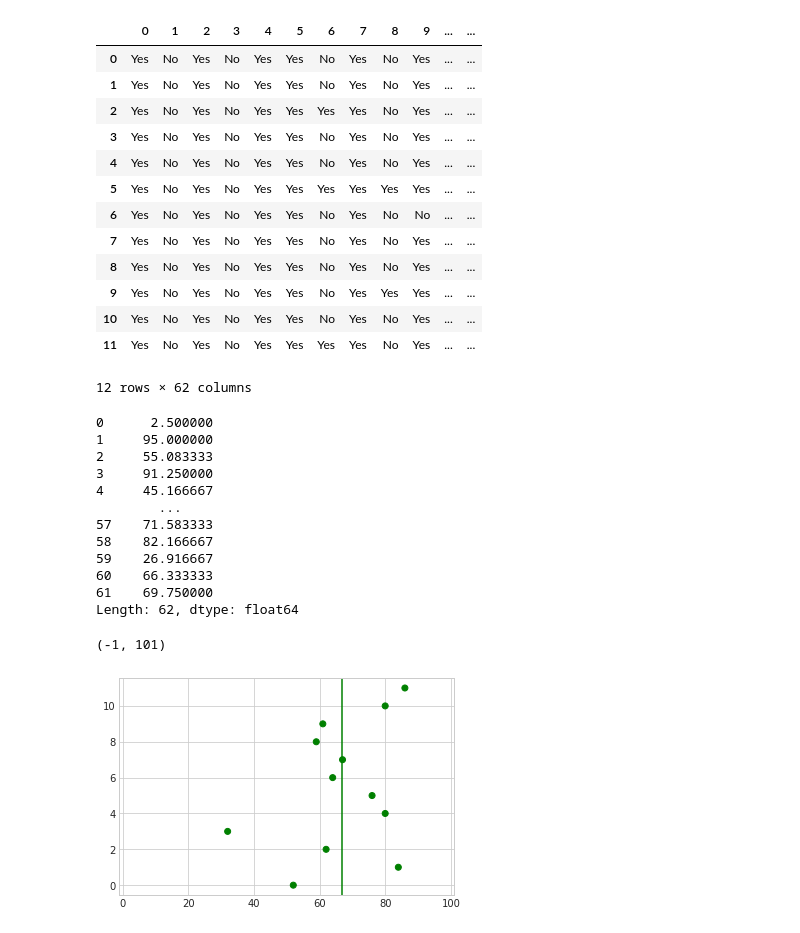
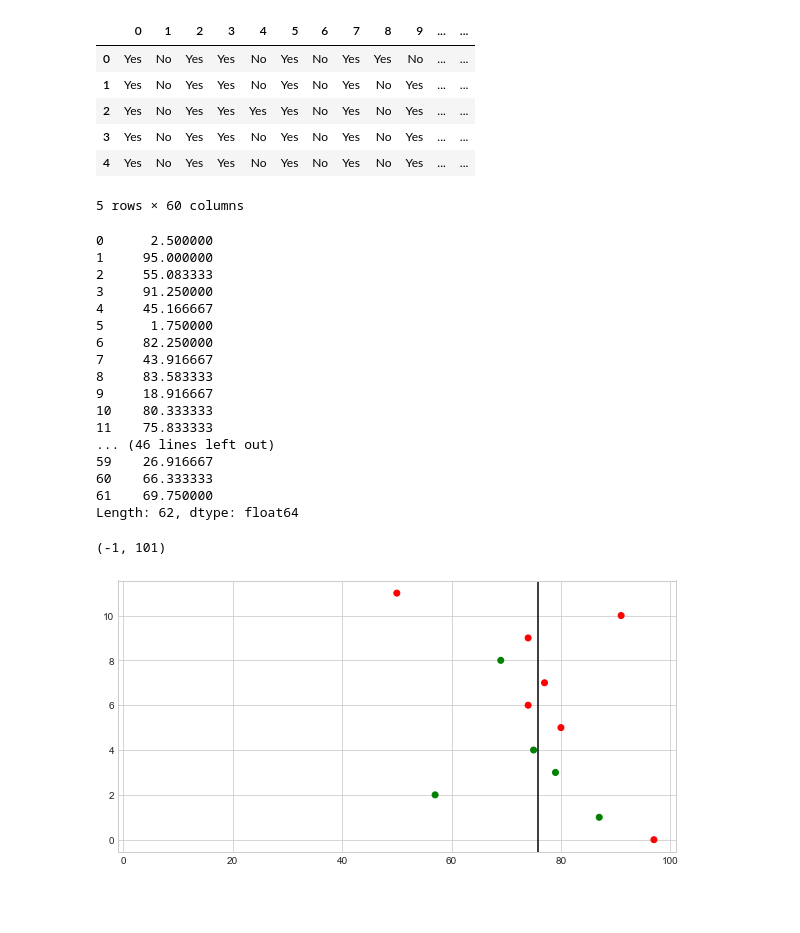
Before and after one commit to peterjmartinson/heart-survey, a Jupyter notebook: Survey.ipynb, the cells around one changed output. Saved outputs shown, nothing was run; the diff lists cells and outputs as text; code cells hidden in the pictures; blank space fills up the shorter version.

Commit message:
Chart all scenario answers and their means

```diff
--- a/Survey.ipynb
+++ b/Survey.ipynb
@@ -26,4 +19,4 @@ survey
 # %%
-risk = survey.iloc[:, 6:130:2].fillna(50) ## All the actual questions, risk value
-risk
+risk = survey.iloc[:, 10:130:2].fillna(50) ## All the actual questions, risk value
+risk.head()
 # %% [output]
@@ -44,5 +30,5 @@ risk
 # %%
-risk.columns = [i for i in range(62)]
-risk
+risk.columns = [i for i in range(60)]
+risk.head()
 # %% [output]
 |  | 0 | 1 | 2 | 3 | 4 | 5 | 6 | 7 | 8 | 9 | ... | ... |
@@ -62,4 +41,4 @@ risk
 # %%
-waitlist = survey.iloc[:, 7:130:2] ## All the actual questions, risk value
-waitlist
+waitlist = survey.iloc[:, 11:130:2] ## All the actual questions, risk value
+waitlist.head()
 # %% [output]
@@ -80,21 +52,14 @@ waitlist
 # %%
-waitlist.columns = [i for i in range(62)]
-waitlist
+waitlist.columns = [i for i in range(60)]
+waitlist.head()
 # %% [output]
 |  | 0 | 1 | 2 | 3 | 4 | 5 | 6 | 7 | 8 | 9 | ... | ... |
-| 0 | Yes | No | Yes | No | Yes | Yes | No | Yes | No | Yes | ... | ... |
-| 1 | Yes | No | Yes | No | Yes | Yes | No | Yes | No | Yes | ... | ... |
-| 2 | Yes | No | Yes | No | Yes | Yes | Yes | Yes | No | Yes | ... | ... |
-| 3 | Yes | No | Yes | No | Yes | Yes | No | Yes | No | Yes | ... | ... |
-| 4 | Yes | No | Yes | No | Yes | Yes | No | Yes | No | Yes | ... | ... |
-| 5 | Yes | No | Yes | No | Yes | Yes | Yes | Yes | Yes | Yes | ... | ... |
-| 6 | Yes | No | Yes | No | Yes | Yes | No | Yes | No | No | ... | ... |
-| 7 | Yes | No | Yes | No | Yes | Yes | No | Yes | No | Yes | ... | ... |
-| 8 | Yes | No | Yes | No | Yes | Yes | No | Yes | No | Yes | ... | ... |
-| 9 | Yes | No | Yes | No | Yes | Yes | No | Yes | Yes | Yes | ... | ... |
-| 10 | Yes | No | Yes | No | Yes | Yes | No | Yes | No | Yes | ... | ... |
-| 11 | Yes | No | Yes | No | Yes | Yes | Yes | Yes | No | Yes | ... | ... |
+| 0 | Yes | No | Yes | Yes | No | Yes | No | Yes | Yes | No | ... | ... |
+| 1 | Yes | No | Yes | Yes | No | Yes | No | Yes | No | Yes | ... | ... |
+| 2 | Yes | No | Yes | Yes | Yes | Yes | No | Yes | No | Yes | ... | ... |
+| 3 | Yes | No | Yes | Yes | No | Yes | No | Yes | No | Yes | ... | ... |
+| 4 | Yes | No | Yes | Yes | No | Yes | No | Yes | No | Yes | ... | ... |
-12 rows × 62 columns
+5 rows × 60 columns
 # %%
 risk.mean()
 # %% [output]
@@ -103,28 +68,32 @@ risk.mean()
 2     55.083333
 3     91.250000
 4     45.166667
-        ...
-57    71.583333
-58    82.166667
+5      1.750000
+6     82.250000
+7     43.916667
+8     83.583333
+9     18.916667
+10    80.333333
+11    75.833333
+... (46 lines left out)
 59    26.916667
 60    66.333333
 61    69.750000
 Length: 62, dtype: float64
 # %%
-question = 12
+plt.rcParams['figure.figsize'] = [10, 5]
+question = 11
 y = risk.index.values
 x = risk[question]
 x_mean = risk[question].mean()
-colors = []
-for answer in waitlist[question]:
-    if answer == 'Yes':
-        colors.append('green')
-    else:
-        colors.append('red')
+colors = waitlist
+colors[colors == 'Yes'] = 'green'
+colors[colors == 'No'] = 'red'
 
-plt.scatter(x, y, marker='o', color=colors)
-plt.axvline(x=x_mean, color='green')
+
+plt.scatter(x, y, marker='o', color=colors[question])
+plt.axvline(x=x_mean, color='black')
 plt.xlim(-1, 101)
 # %% [output]
 (-1, 101)
-[figure, old version]
+[figure, new version]
```
Also changed, not shown: parts of 6 cells of this notebook, 1 other file.
